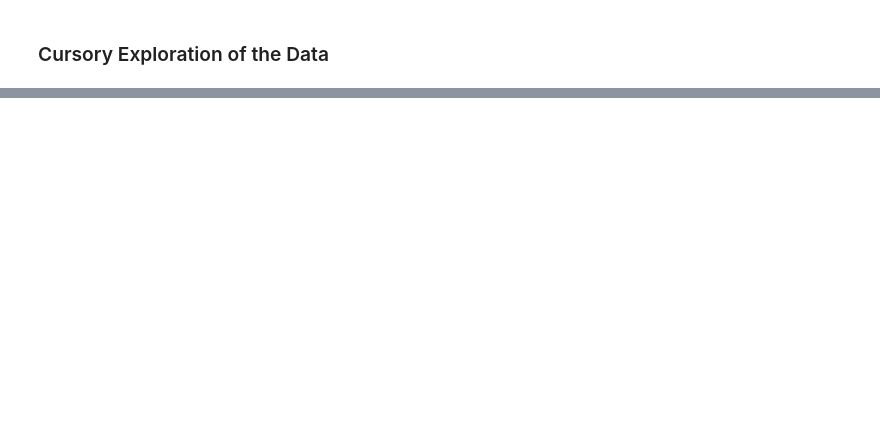
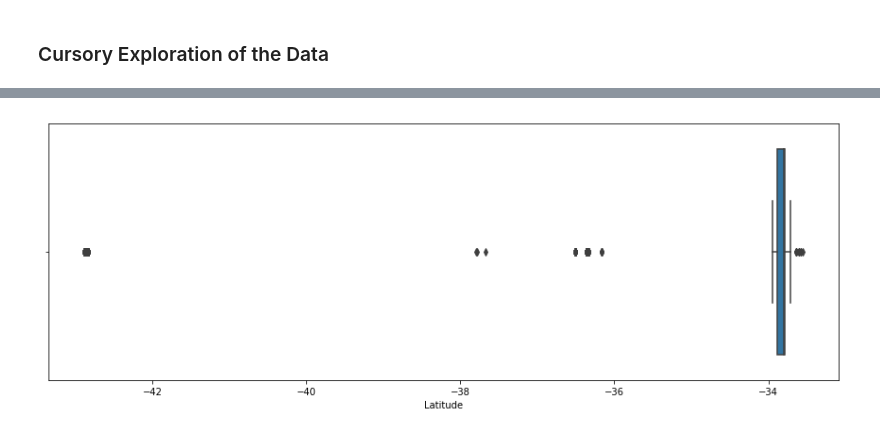
Before and after one commit to godsylla/visualizing-geodata_folium-bokeh-demo-, a Jupyter notebook: Folium_Demo.ipynb, the cells around one changed output, grey strips where cells are left out. Saved outputs shown, nothing was run; the diff lists cells and outputs as text; code cells hidden in the pictures; blank space fills up the shorter version.

```diff
--- a/Folium_Demo.ipynb
+++ b/Folium_Demo.ipynb
@@ -88,0 +197,5 @@ data.head()
+# %%
+plt.figure(figsize=(15, 5))
+_ = sns.boxplot(data['Latitude'])
+# %% [output]
+[figure, added]
```
Also changed, not shown: parts of 27 cells of this notebook.
